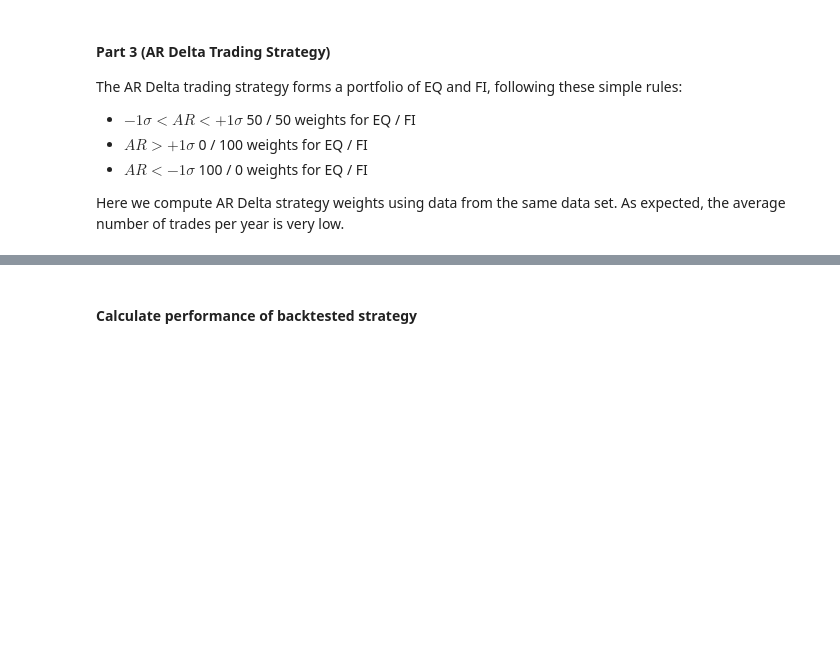
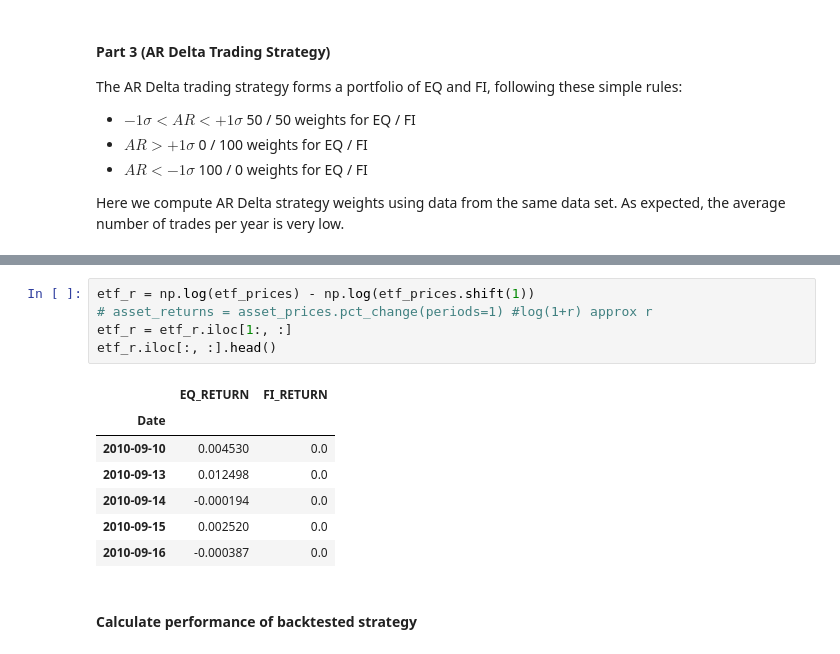
Before and after one commit to jgerhard/quantum-fund, a Jupyter notebook: regime.ipynb, the cells around one changed output, grey strips where cells are left out. Saved outputs shown, nothing was run; the diff lists cells and outputs as text; blank space fills up the shorter version.

```diff
--- a/regime.ipynb
+++ b/regime.ipynb
@@ -181,3 +283,16 @@ display(wgts.tail())
+# %%
+etf_r = np.log(etf_prices) - np.log(etf_prices.shift(1))
+# asset_returns = asset_prices.pct_change(periods=1) #log(1+r) approx r
+etf_r = etf_r.iloc[1:, :]
+etf_r.iloc[:, :].head()
+# %% [output]
+|  | EQ_RETURN | FI_RETURN |
+| Date |  |  |
+| 2010-09-10 | 0.004530 | 0.0 |
+| 2010-09-13 | 0.012498 | 0.0 |
+| 2010-09-14 | -0.000194 | 0.0 |
+| 2010-09-15 | 0.002520 | 0.0 |
+| 2010-09-16 | -0.000387 | 0.0 |
 # %% [markdown]
 #### Calculate performance of backtested strategy
 # %%
```
Also changed, not shown: parts of 13 cells of this notebook.
